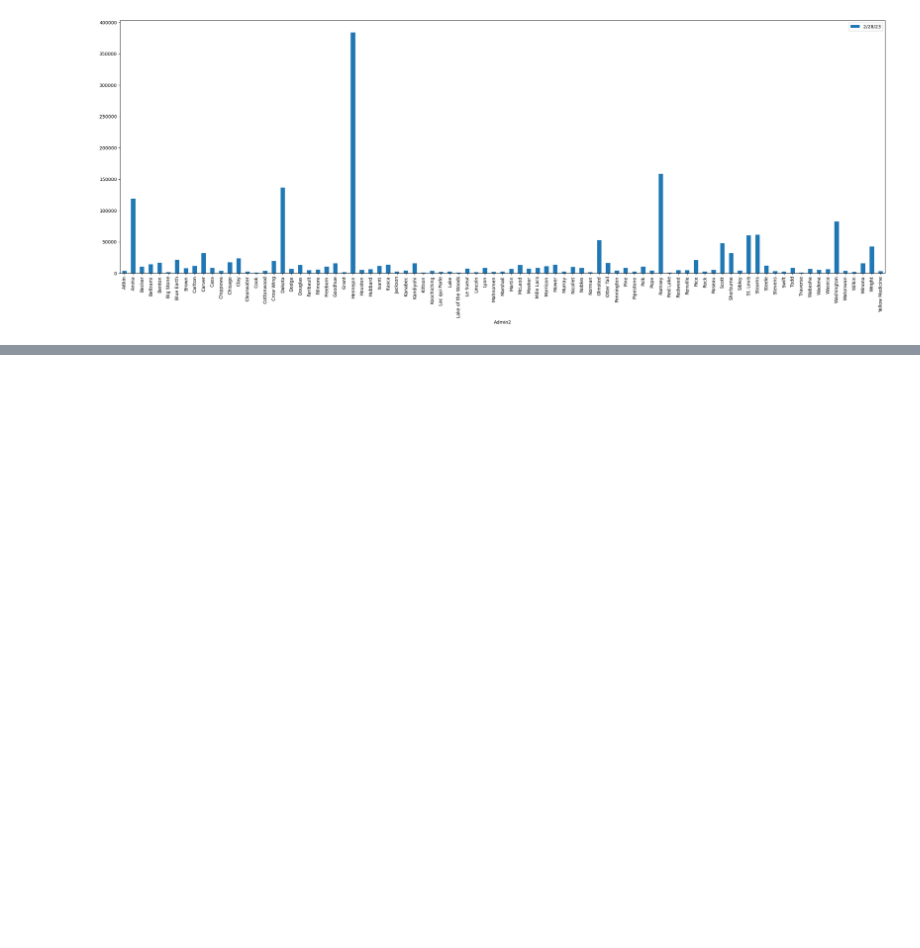
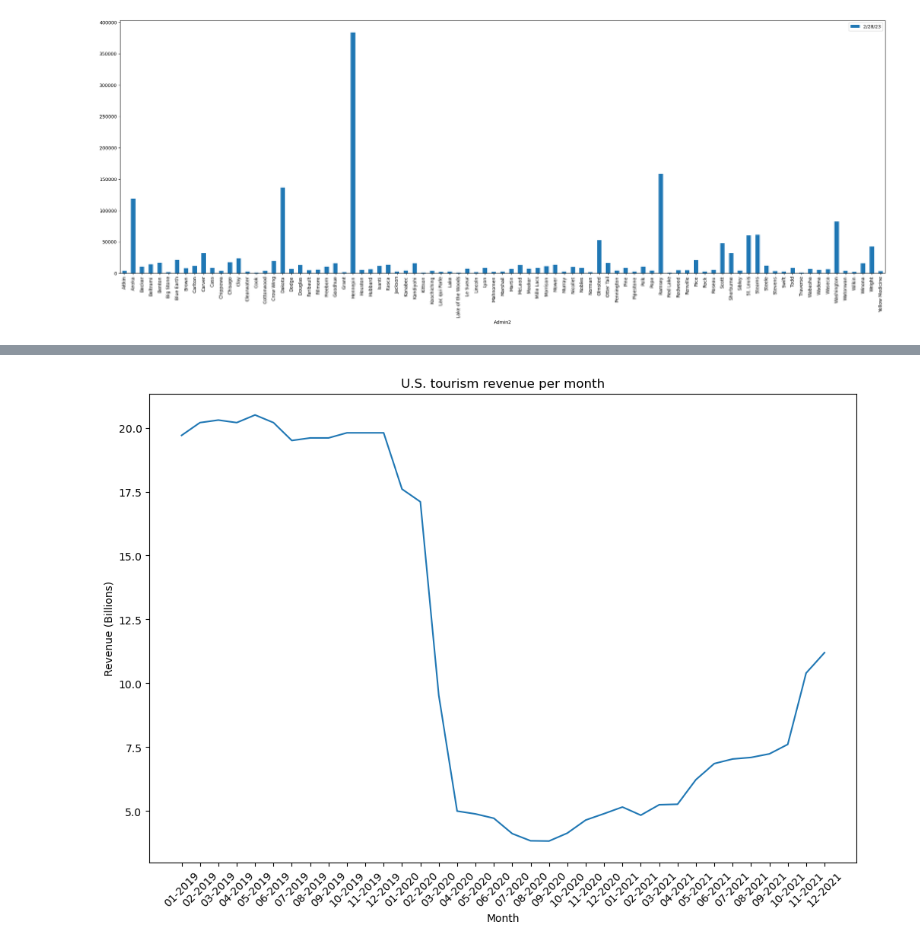
Before and after one commit to micah-11101/Covid-19Analysis, a Jupyter notebook: main.ipynb, the cells around one changed output, grey strips where cells are left out. Drawn from its saved outputs; the diff is of its cells as text; code cells hidden in the pictures; blank space fills up the shorter version.

```diff
--- a/main.ipynb
+++ b/main.ipynb
@@ -85,0 +203,5 @@ minnesota_df.plot("Admin2","2/28/23",kind="bar",figsize=(30,10))
+# %%
+#Create a df from the tourism revenue per month in the united states
+tourism_df = pd.read_csv("./Data/US_Tourism_TE.csv")
+tourism_df["period"] = list(range(1,79))
+tourism_df.head()
@@ -85,0 +215,14 @@ minnesota_df.plot("Admin2","2/28/23",kind="bar",figsize=(30,10))
+# %%
+#Create a df of revenue from 2019 to 2021
+tourism_2019_2021 = tourism_df.iloc[12:48]
+
+#plot the new dataframe
+plt.plot(tourism_2019_2021["period"],tourism_2019_2021["revenue"])
+plt.xticks(tourism_2019_2021["period"],labels=tourism_2019_2021["month-year"],rotation=45)
+plt.title("U.S. tourism revenue per month")
+plt.ylabel("Revenue (Billions)")
+plt.xlabel("Month")
+plt.gcf().set_size_inches(12,8)
+plt.show()
+# %% [output]
+[figure, added]
```
Also changed, not shown: parts of 8 cells of this notebook, 2 other files.
